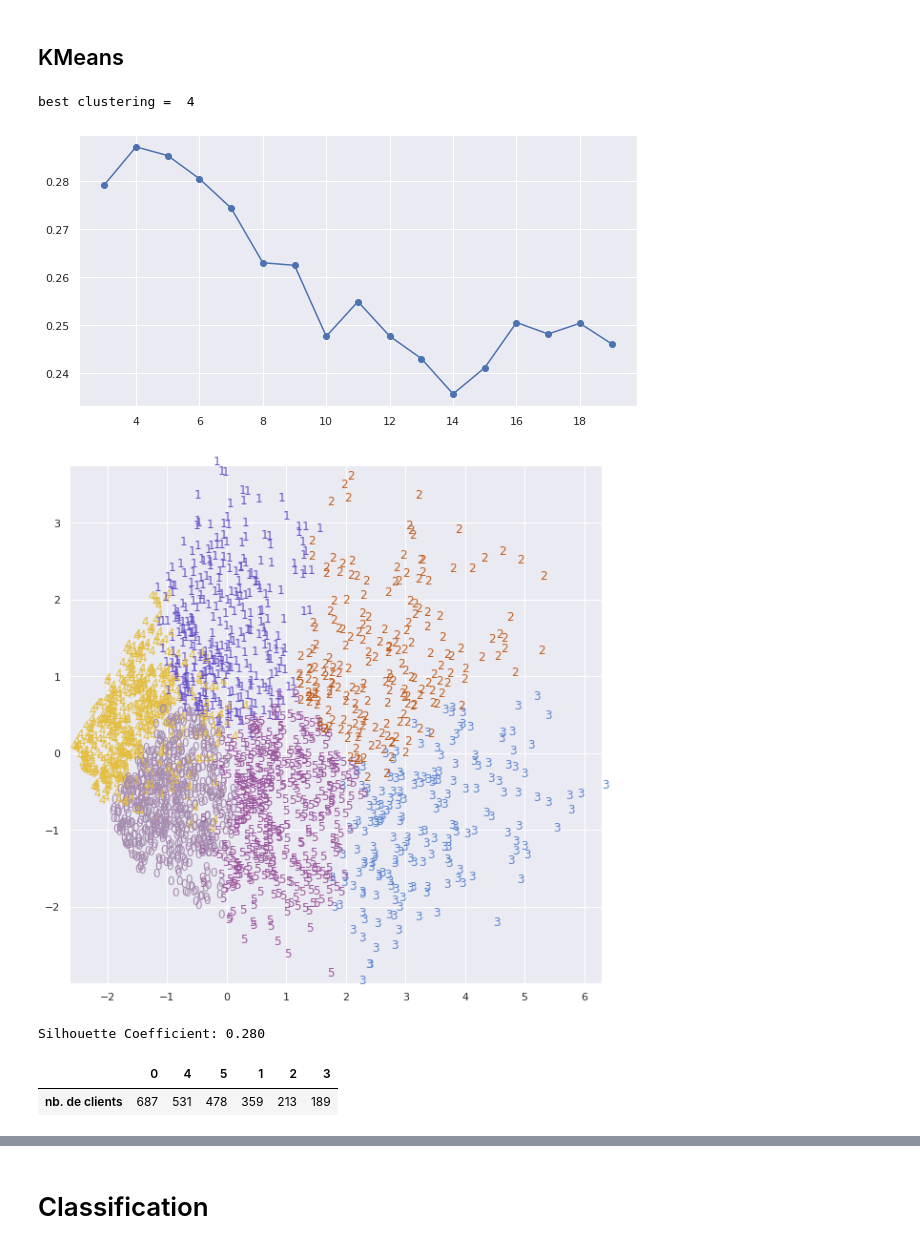
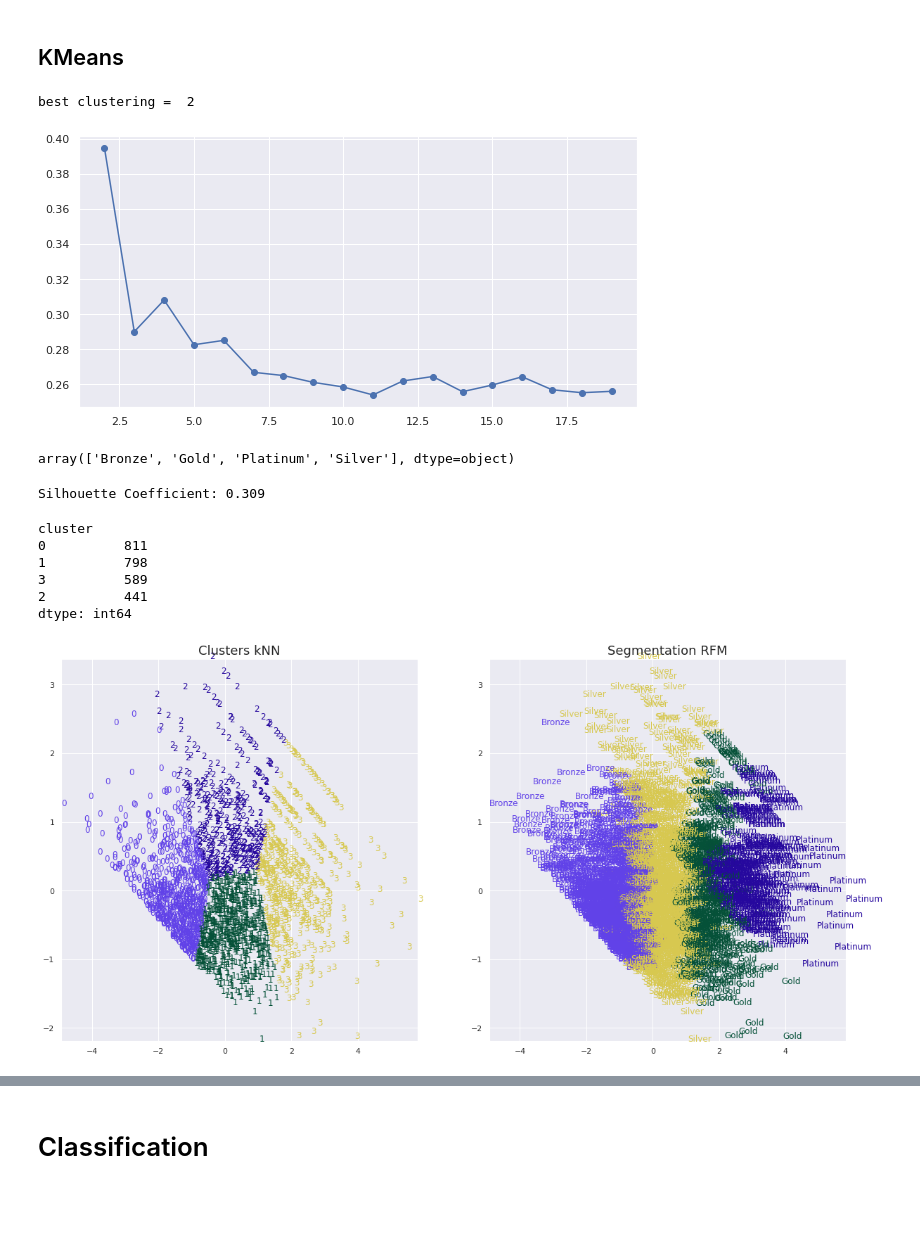
Before and after one commit to FKO78/oc-ds-p5, a Jupyter notebook: P5_FKO_Segmentez_les_comportements_de_clients_EXPLORATION.ipynb, the cells around one changed output, grey strips where cells are left out. Cells and saved outputs as stored; diff of their text form; code cells hidden in the pictures; blank space fills up the shorter version.

```diff
--- a/P5_FKO_Segmentez_les_comportements_de_clients_EXPLORATION.ipynb
+++ b/P5_FKO_Segmentez_les_comportements_de_clients_EXPLORATION.ipynb
@@ -686,2 +791,11 @@ X_train_scaled.shape #, X_test_scaled.shape
 # %% [markdown]
 ## PCA
+# %%
+X_train, X_test, y_train, y_test = \
+    model_selection.train_test_split(rfm_log[['recency', 'frequency', 'monetary_value']], rfmTable.General_Segment, test_size=0.3 ) # 30% des données dans le jeu de test
+#    model_selection.train_test_split(rfm_log[quantiles.keys()], rfmTable.General_Segment, test_size=0.3 ) # 30% des données dans le jeu de test
+
+std_scale = preprocessing.StandardScaler().fit(X_train)
+X_train_scaled = std_scale.transform(X_train)
+X_test_scaled = std_scale.transform(X_test)
+X_train_scaled.shape, X_test_scaled.shape
@@ -744,9 +864,9 @@ plt.ylim([-0.7, 0.7])
 fig = plt.figure(figsize=(10, 5))
 # Iteration de clustering kmeans avec des nb de clusters différents
 silhouettes = []
-cluster_range = range(3, 20)
+cluster_range = range(2, 20)
 for n in cluster_range:
-    myclust = cluster.KMeans(n_clusters=n)
+    myclust = cluster.KMeans(n_clusters=n, random_state=1)
     myclust.fit(X_train_scaled)
     silhouettes.append(metrics.silhouette_score(X_train_scaled, myclust.labels_))
 
@@ -755,45 +875,61 @@ plt.plot(cluster_range, silhouettes, marker='o')
 best_cluster = cluster_range[np.argmax(silhouettes)]
 print('best clustering = ', best_cluster)
 # %% [output]
-best clustering =  4
+best clustering =  2
-[figure, old version]
+[figure, new version]
+# %%
+segment_col = 'General_Segment'
+lbl = preprocessing.LabelEncoder()
+lbl.fit(rfmTable[segment_col])
+lbl.classes_
+# %% [output]
+array(['Bronze', 'Gold', 'Platinum', 'Silver'], dtype=object)
 # %%
-nb_clusters = 6
+nb_clusters = len(lbl.classes_)
 color = ["#"+''.join([random.choice('0123456789ABCDEF') for j in range(6)])
         for i in range(nb_clusters)]
 
-fig = plt.figure(figsize=(10, 10))
+fig = plt.figure(figsize=(20, 10))
 
 # Clustering avec kmeans
 myclust = cluster.KMeans(n_clusters=nb_clusters)
 myclust.fit(X_train_scaled)
 
+plt.subplot(121)
 # Puis on visualise, selon la méthode donnée dans le coup de pouce :
 for i in range(X_trans.shape[0]): # pour chaque point
     plt.text(X_trans[i, 0], X_trans[i, 1], myclust.labels_[i],
-            color=color[myclust.labels_[i]] ) #plt.cm.Set2(myclust.labels_[i]/10.))
+             color=color[myclust.labels_[i]] )
 
 # On redéfinit les axes pour bien voir tous les points
-#plt.xlim(np.around([np.min(X_trans[:, 0]), np.max(X_trans[:, 0])], decimals=-1))
-#plt.ylim(np.around([np.min(X_trans[:, 1]), np.max(X_trans[:, 1])], decimals=-1))
 plt.xlim(np.min(X_trans[:, 0]), np.max(X_trans[:, 0]))
 plt.ylim(np.min(X_trans[:, 1]), np.max(X_trans[:, 1]))
+plt.title("Clusters kNN", fontsize=18)
 
-# On affiche l'image
-plt.show()
+plt.subplot(122)
+# Puis on visualise, selon la méthode donnée dans le coup de pouce :
+for i in range(X_trans.shape[0]): # pour chaque point
+    #idx = X_train.index[i]
+    segment = rfmTable.loc[X_train.index[i], segment_col]
+    plt.text(X_trans[i, 0], X_trans[i, 1], segment, \
+             color=color[list(lbl.classes_).index(segment)]
+             )
 
-# 3. Évaluation
+# On redéfinit les axes pour bien voir tous les points
+plt.xlim(np.min(X_trans[:, 0]), np.max(X_trans[:, 0]))
+plt.ylim(np.min(X_trans[:, 1]), np.max(X_trans[:, 1]))
+plt.title("Segmentation RFM", fontsize=18)
+
 # Pour l’évaluation intrinsèque, je choisis le coefficient de silhouette :
 print("Silhouette Coefficient: %0.3f" % metrics.silhouette_score(X_train_scaled, myclust.labels_))
 
-# Pour la comparaison aux étiquettes, je choisis l’indice de Rand ajusté :
-#print("Adjusted Rand Index: %0.3f"
-#      % metrics.adjusted_rand_score(y.titleID, myclust.labels_))
+pd.DataFrame(myclust.labels_, columns=['cluster']).value_counts()
 # %% [output]
+Silhouette Coefficient: 0.309
+cluster
+0          811
+1          798
+3          589
+2          441
+dtype: int64
-[figure, old version]
+[figure, new version]
-Silhouette Coefficient: 0.280
-# %%
-pd.DataFrame(pd.Series(myclust.labels_).value_counts(), columns = ['nb. de clients']).T
-# %% [output]
-|  | 0 | 4 | 5 | 1 | 2 | 3 |
-| nb. de clients | 687 | 531 | 478 | 359 | 213 | 189 |
```
Also changed, not shown: parts of 126 cells of this notebook.
